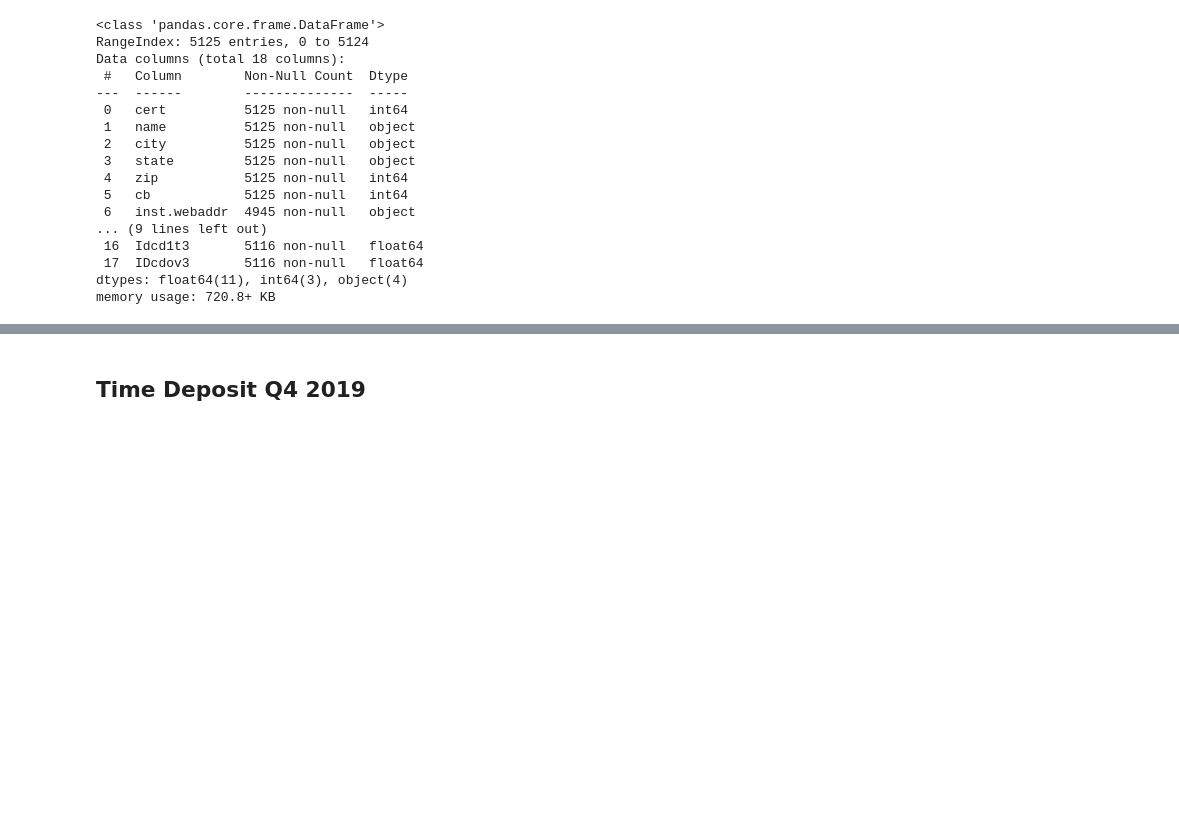
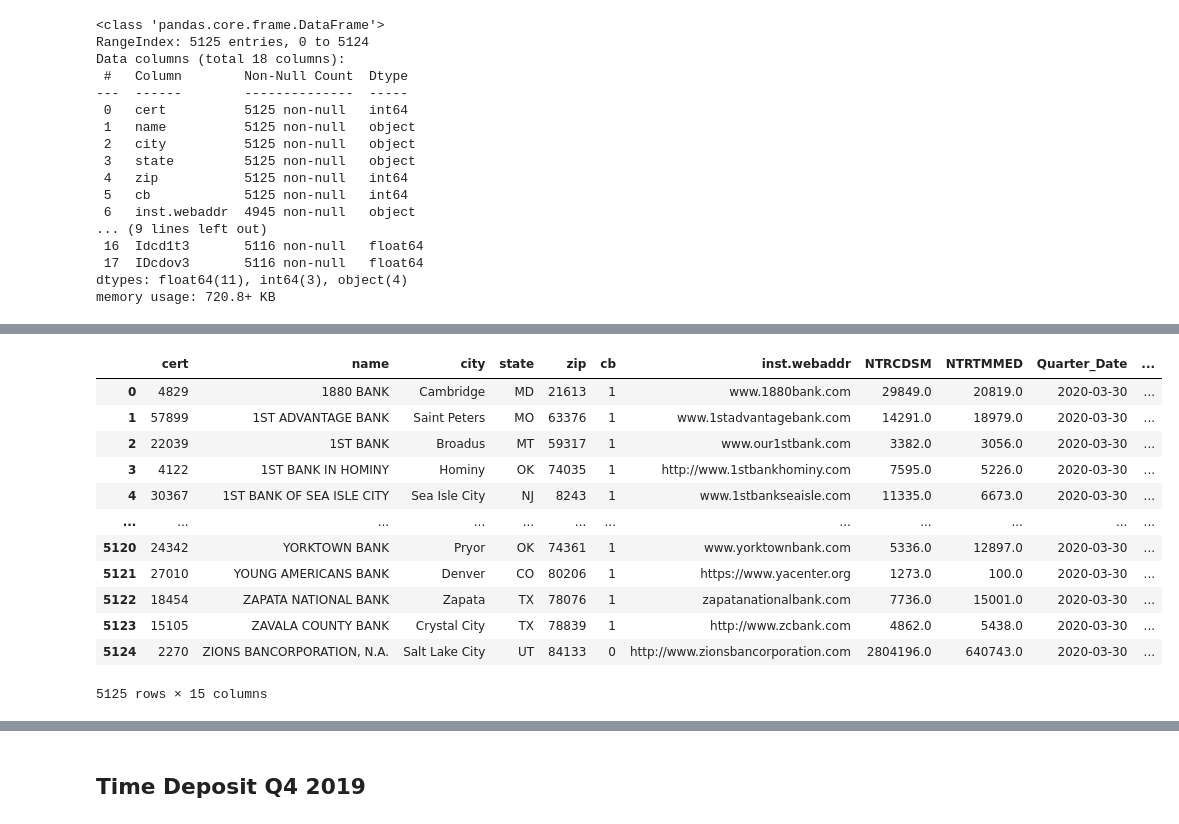
Before and after one commit to StephanieChew-nyc/Stephanie_Chew_Capstone_4, a Jupyter notebook: Stephanie_Chew_Capstone_4.ipynb, the cells around one changed output, grey strips where cells are left out. Cells and saved outputs as stored; diff of their text form; code cells hidden in the pictures; blank space fills up the shorter version.

```diff
--- a/Stephanie_Chew_Capstone_4.ipynb
+++ b/Stephanie_Chew_Capstone_4.ipynb
@@ -154,0 +176,21 @@ memory usage: 720.8+ KB
+# %%
+time_dep_q12020['Quarter_Date'] = '03-30-2020'
+
+time_dep_q12020 = time_dep_q12020[['cert', 'name', 'city', 'state', 'zip', 'cb', 'inst.webaddr', 'NTRCDSM','NTRTMMED', 'Quarter_Date','IDcd3less', 'IDcd3t12s', 'IDcd1t3s', 'IDcdov3s','NTRTMLGJ']]
+
+time_dep_q12020['Quarter_Date'] = pd.to_datetime(time_dep_q12020['Quarter_Date'])
+time_dep_q12020
+# %% [output]
+|  | cert | name | city | state | zip | cb | inst.webaddr | NTRCDSM | NTRTMMED | Quarter_Date | ... |
+| 0 | 4829 | 1880 BANK | Cambridge | MD | 21613 | 1 | www.1880bank.com | 29849.0 | 20819.0 | 2020-03-30 | ... |
+| 1 | 57899 | 1ST ADVANTAGE BANK | Saint Peters | MO | 63376 | 1 | www.1stadvantagebank.com | 14291.0 | 18979.0 | 2020-03-30 | ... |
+| 2 | 22039 | 1ST BANK | Broadus | MT | 59317 | 1 | www.our1stbank.com | 3382.0 | 3056.0 | 2020-03-30 | ... |
+| 3 | 4122 | 1ST BANK IN HOMINY | Hominy | OK | 74035 | 1 | http://www.1stbankhominy.com | 7595.0 | 5226.0 | 2020-03-30 | ... |
+| 4 | 30367 | 1ST BANK OF SEA ISLE CITY | Sea Isle City | NJ | 8243 | 1 | www.1stbankseaisle.com | 11335.0 | 6673.0 | 2020-03-30 | ... |
+| ... | ... | ... | ... | ... | ... | ... | ... | ... | ... | ... | ... |
+| 5120 | 24342 | YORKTOWN BANK | Pryor | OK | 74361 | 1 | www.yorktownbank.com | 5336.0 | 12897.0 | 2020-03-30 | ... |
+| 5121 | 27010 | YOUNG AMERICANS BANK | Denver | CO | 80206 | 1 | https://www.yacenter.org | 1273.0 | 100.0 | 2020-03-30 | ... |
+| 5122 | 18454 | ZAPATA NATIONAL BANK | Zapata | TX | 78076 | 1 | zapatanationalbank.com | 7736.0 | 15001.0 | 2020-03-30 | ... |
+| 5123 | 15105 | ZAVALA COUNTY BANK | Crystal City | TX | 78839 | 1 | http://www.zcbank.com | 4862.0 | 5438.0 | 2020-03-30 | ... |
+| 5124 | 2270 | ZIONS BANCORPORATION, N.A. | Salt Lake City | UT | 84133 | 0 | http://www.zionsbancorporation.com | 2804196.0 | 640743.0 | 2020-03-30 | ... |
+5125 rows × 15 columns
```
Also changed, not shown: parts of 3 cells of this notebook, 4 other files.
